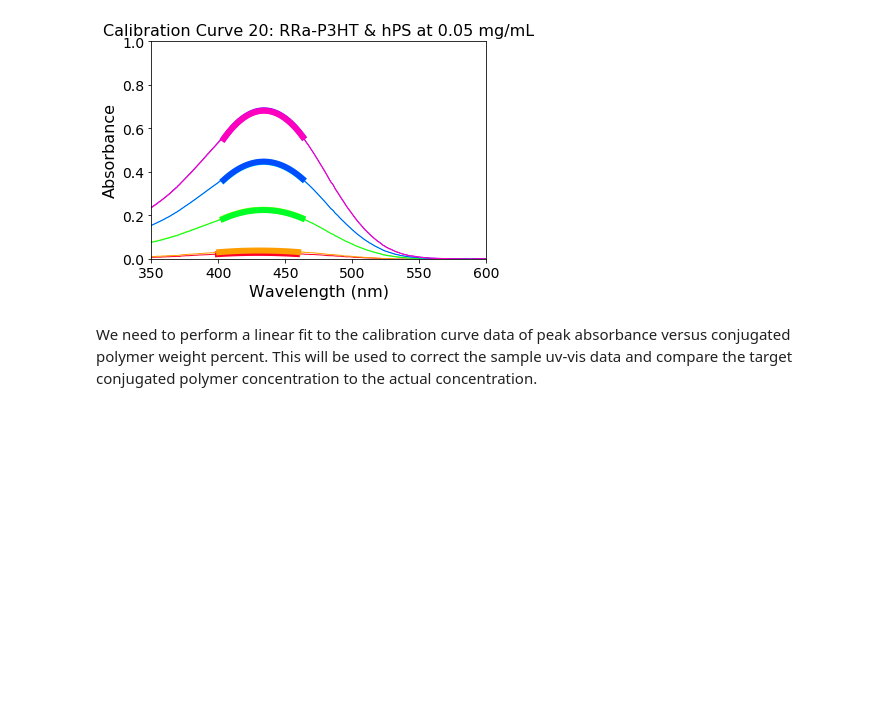
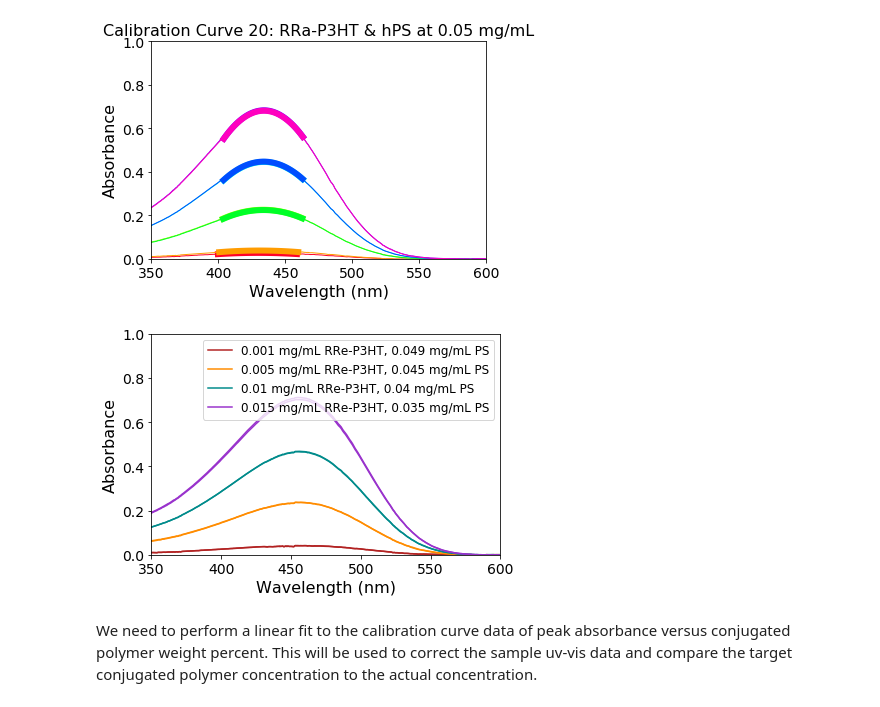
Before and after one commit to pozzo-research-group/c-wolf-blends-morphology, a Jupyter notebook: uv_vis/UV-Vis_Analysis_2.ipynb, the cells around one changed output. Drawn from its saved outputs; the diff is of its cells as text; code cells hidden in the pictures; blank space fills up the shorter version.

```diff
--- a/uv_vis/UV-Vis_Analysis_2.ipynb
+++ b/uv_vis/UV-Vis_Analysis_2.ipynb
@@ -314,3 +358,7 @@ plot_cal_curves(20, peak_fits, uvvis_data, cal_names)
+# %%
+plot_cal_curves_example(10, peak_fits, uvvis_data, cal_names)
+# %% [output]
+[figure, added]
 # %% [markdown]
 We need to perform a linear fit to the calibration curve data of peak absorbance versus conjugated polymer weight percent. This will be used to correct the sample uv-vis data and compare the target conjugated polymer concentration to the actual concentration.
 # %%
```
Also changed, not shown: parts of 3 cells of this notebook, 3 other files.
